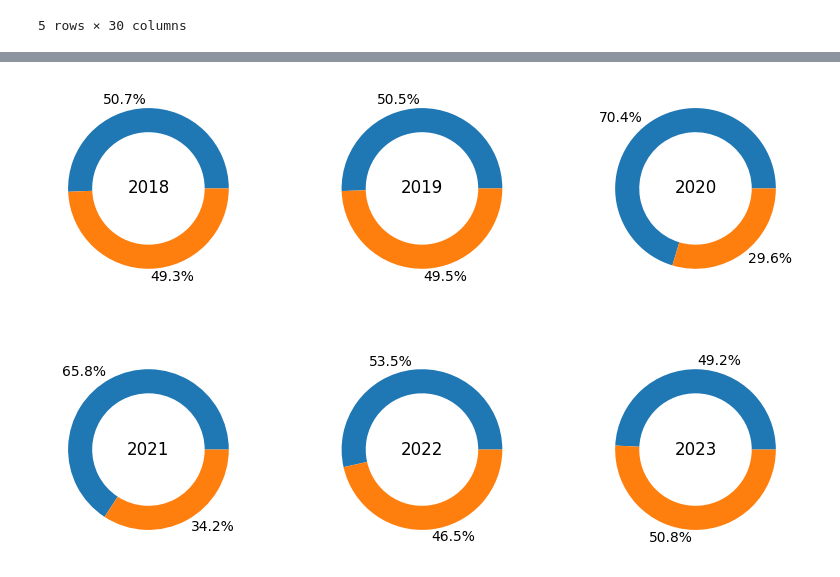
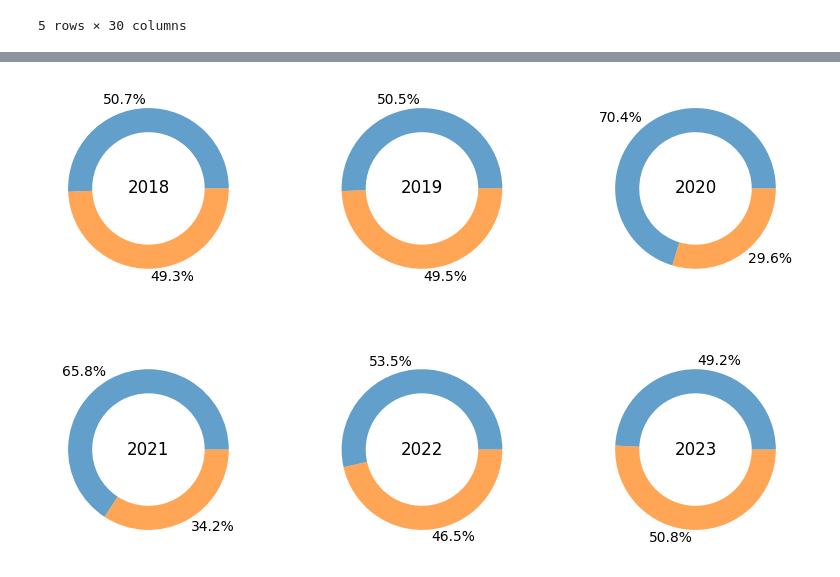
Before and after one commit to T0ls/data-Visualization, a Jupyter notebook: code/countries.ipynb, the cells around one changed output, grey strips where cells are left out. Cells and saved outputs as stored; diff of their text form; code cells hidden in the pictures.

```diff
--- a/code/countries.ipynb
+++ b/code/countries.ipynb
@@ -50,24 +34,24 @@ plt.show()
 # %%
 fig, axs = plt.subplots(2, 3, figsize=(10, 6))
 
 years = arrivals_it.index
 for i, year in enumerate(years):
   ax = axs[i // 3, i % 3]
 
   italians_value = arrivals_it.loc[year, 'OBS_VALUE']
   other_value = arrivals_extra_it.loc[year, 'OBS_VALUE']
 
   italians_perc = italians_value / (italians_value + other_value) * 100
   other_perc = other_value / (italians_value + other_value) * 100
 
   ax.text(0, 0, str(year), ha='center', va='center', fontsize=12)
   wedges, texts = ax.pie(
     [italians_value, other_value],
     labels=[f'{italians_perc:.1f}%', f'{other_perc:.1f}%'],
-    wedgeprops=dict(width=0.3)
+    wedgeprops=dict(width=0.3, alpha=0.7)
   )
 
 plt.subplots_adjust(hspace=0.3)
 plt.show()
 # %% [output]
-[figure, old version]
+[figure, new version]
```
Also changed, not shown: parts of 2 cells of this notebook, 3 other files.
